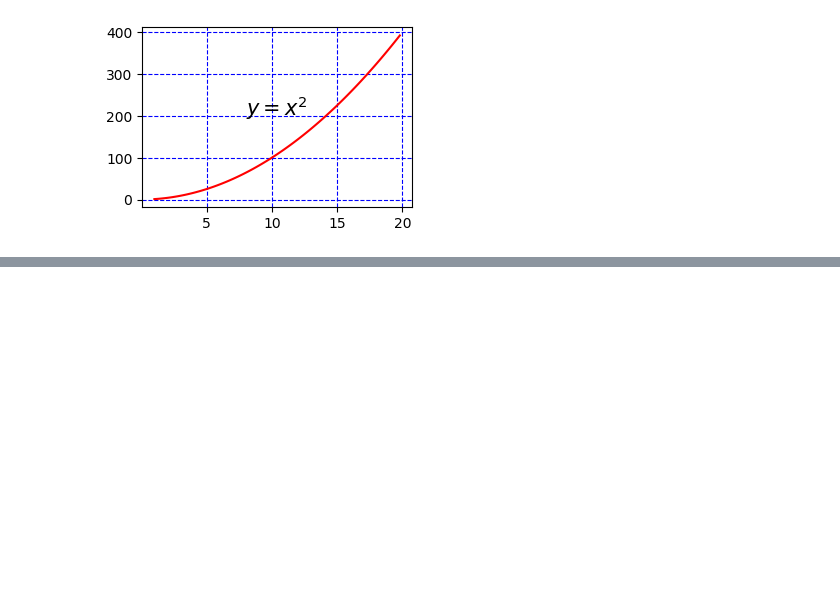
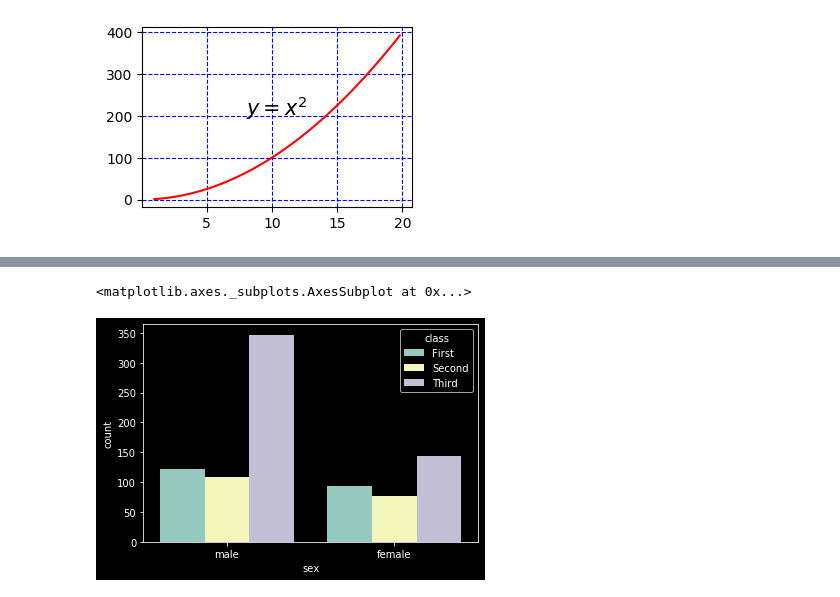
Before and after one commit to kazimosiurahman/Data_viz, a Jupyter notebook: data_viz.ipynb, the cells around one changed output, grey strips where cells are left out. Saved outputs shown, nothing was run; the diff lists cells and outputs as text; code cells hidden in the pictures; blank space fills up the shorter version.

```diff
--- a/data_viz.ipynb
+++ b/data_viz.ipynb
@@ -269,0 +325,6 @@ Text(8, 200, '$y = x^2$')
+# %%
+#when you wish to add another dimension to the label sex let's say categorising them according to classes use hue
+sns.countplot(x='sex',data=titanic,hue='class')
+# %% [output]
+<matplotlib.axes._subplots.AxesSubplot at 0x...>
+[figure, added]
```
Also changed, not shown: parts of 12 cells of this notebook.
